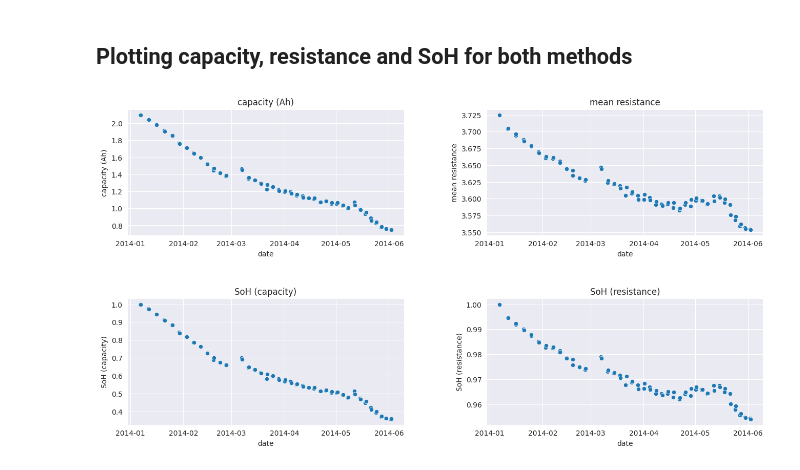
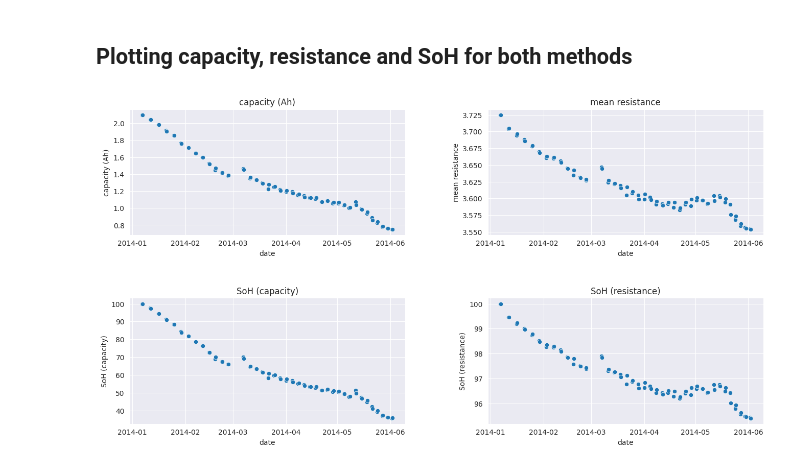
Before and after one commit to antongorillam/Lithium-Ion-Battery-Analysis, a Jupyter notebook: battery_analysis.ipynb, the cells around one changed output. Drawn from its saved outputs; the diff is of its cells as text; code cells hidden in the pictures.

```diff
--- a/battery_analysis.ipynb
+++ b/battery_analysis.ipynb
@@ -80,15 +81,15 @@ Below is a plot of showing how the voltage charging becomes slower for each cycl
 >
 > Darkest = last cycle
 # %%
-refDissSteps = pd.DataFrame(mat['data']['step'])
-refDissSteps = refDissSteps.query('comment == "reference discharge"')
-refDissSteps = refDissSteps[['relativeTime', 'voltage']]
+df = pd.DataFrame(mat['data']['step'])
+df = df.query('comment == "reference discharge"')
+df = df[['relativeTime', 'voltage']]
 
 sns.set_style("darkgrid")
-sns.set_palette(sns.color_palette("Reds", n_colors=len(refDissSteps)))
-cmap = sns.color_palette("Reds", n_colors=len(refDissSteps), as_cmap=True)
+sns.set_palette(sns.color_palette("Reds", n_colors=len(df)))
+cmap = sns.color_palette("Reds", n_colors=len(df), as_cmap=True)
 
-for index, row in refDissSteps.iterrows():
+for index, row in df.iterrows():
     time_hour = row['relativeTime'] / 3600
     voltage = row['voltage']
     sns.lineplot(x=time_hour, y=voltage, linewidth=1.5)
@@ -133,11 +138,11 @@ $$
 # %%
 format_string = "%d-%b-%Y %H:%M:%S"
 
-refDisSteps = pd.DataFrame(mat['data']['step'])
-refDisSteps = refDisSteps.query('comment == "reference discharge"')
-refDisSteps['date'] = refDisSteps['date'].apply(lambda x: datetime.strptime(x, format_string)) # Change 'date' to the right format
-refDisSteps['capacity (Ah)'] = [np.trapz(i, t) / 3600 for i, t in zip(refDisSteps['current'], refDisSteps['relativeTime'])] # Performing the integral
-refDisSteps['SoH (capacity)'] = refDisSteps['capacity (Ah)'] /  refDisSteps['capacity (Ah)'].iloc[0] # Compute the SoH
+df = pd.DataFrame(mat['data']['step'])
+df = df.query('comment == "reference discharge"')
+df['date'] = df['date'].apply(lambda x: datetime.strptime(x, format_string)) # Change 'date' to the right format
+df['capacity (Ah)'] = [np.trapz(i, t) / 3600 for i, t in zip(df['current'], df['relativeTime'])] # Performing the integral
+df['SoH (capacity)'] = df['capacity (Ah)'] /  df['capacity (Ah)'].iloc[0] * 100 # Compute the SoH
 # %% [markdown]
 ### Computing SoH using the resistance
 
@@ -151,9 +156,9 @@ SoH (resistance) = \frac{R}{R_{initial}}
 $$
 # %%
 # Computes the mean voltage and current for each cycle
-mean_voltage = refDisSteps['voltage'].apply(lambda x: np.mean(x))
-mean_current = refDisSteps['current'].apply(lambda x: np.mean(x))
+mean_voltage = df['voltage'].apply(lambda x: np.mean(x))
+mean_current = df['current'].apply(lambda x: np.mean(x))
 # Thus the mean resitance for each cycle can by computed
-refDisSteps['mean resistance'] = mean_voltage / mean_current
+df['mean resistance'] = mean_voltage / mean_current
 # Computing SoH (resistance)
-refDisSteps['SoH (resistance)'] = refDisSteps['mean resistance'] / refDisSteps['mean resistance'].iloc[0]
+df['SoH (resistance)'] = df['mean resistance'] / df['mean resistance'].iloc[0] * 100
@@ -162,21 +178,21 @@ refDisSteps['SoH (resistance)'] = refDisSteps['mean resistance'] / refDisSteps['
 # %%
 fig, axes = plt.subplots(2, 2, figsize=(16, 8))
 
 sns.set_style('darkgrid')
 axes[0,0].set_title('capacity (Ah)')
 axes[0,1].set_title('mean resistance')
 
-sns.scatterplot(data=refDisSteps, x='date', y='capacity (Ah)', ax=axes[0,0])
-sns.scatterplot(data=refDisSteps, x='date', y='mean resistance', ax=axes[0,1])
+sns.scatterplot(data=df, x='date', y='capacity (Ah)', ax=axes[0,0])
+sns.scatterplot(data=df, x='date', y='mean resistance', ax=axes[0,1])
 
 
 axes[1,0].set_title('SoH (capacity)')
 axes[1,1].set_title('SoH (resistance)')
-sns.scatterplot(data=refDisSteps, x='date', y='SoH (capacity)', ax=axes[1,0])
-sns.scatterplot(data=refDisSteps, x='date', y='SoH (resistance)', ax=axes[1,1])
+sns.scatterplot(data=df, x='date', y='SoH (capacity)', ax=axes[1,0])
+sns.scatterplot(data=df, x='date', y='SoH (resistance)', ax=axes[1,1])
 
 plt.subplots_adjust(wspace=0.3, hspace=0.5)
 
 plt.show()
 # %% [output]
-[figure, old version]
+[figure, new version]
```
Also changed, not shown: parts of 13 cells of this notebook.
